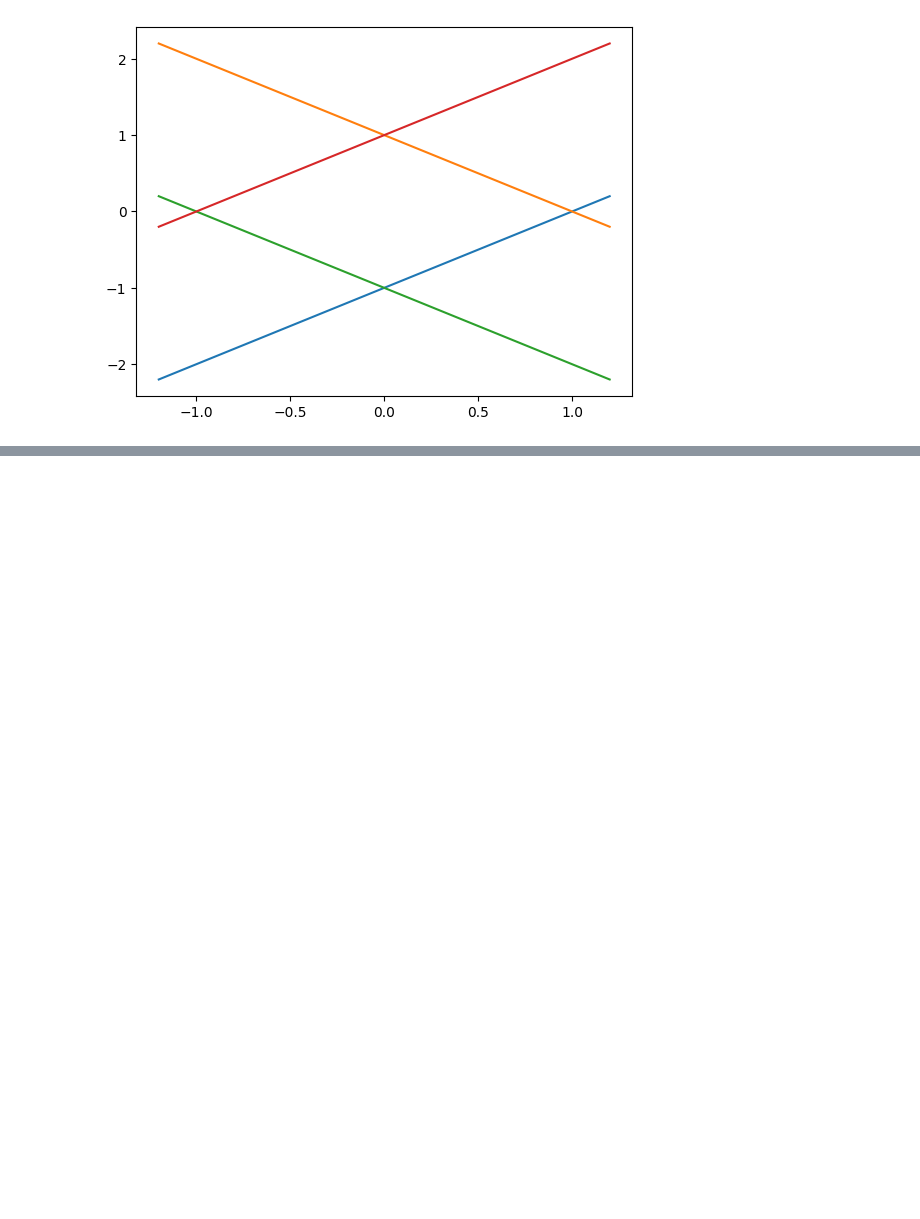
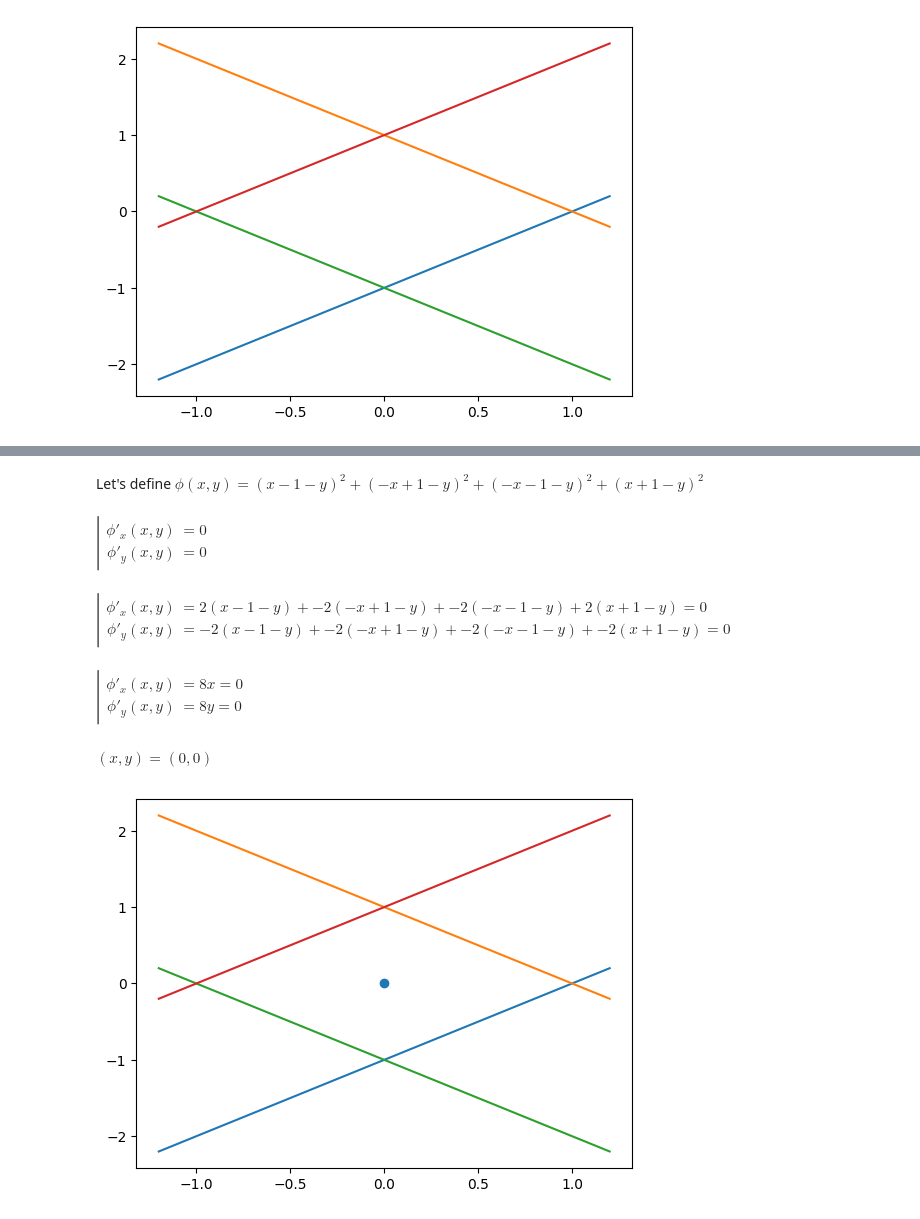
Before and after one commit to ivo3123/NumericalMethods, a Jupyter notebook: week08/task4.ipynb, the cells around one changed output, grey strips where cells are left out. Saved outputs shown, nothing was run; the diff lists cells and outputs as text; code cells hidden in the pictures; blank space fills up the shorter version.

```diff
--- a/week08/task4.ipynb
+++ b/week08/task4.ipynb
@@ -46,0 +51,40 @@ plt.show()
+# %% [markdown]
+Let's define $ \phi(x, y) = (x-1-y)^2 + (-x+1-y)^2 + (-x-1-y)^2 +(x+1-y)^2 $
+# %% [markdown]
+$
+\left|
+\begin{aligned}
+\phi'_x(x, y)&=0\\
+\phi'_y(x, y)&=0
+\end{aligned}
+\right.
+$
+# %% [markdown]
+$
+\left|
+\begin{aligned}
+\phi'_x(x, y)&=2(x-1-y) + -2(-x+1-y) + -2(-x-1-y) + 2(x+1-y) = 0\\
+\phi'_y(x, y)&=-2(x-1-y) + -2(-x+1-y) + -2(-x-1-y) + -2(x+1-y) = 0
+\end{aligned}
+\right.
+$
+# %% [markdown]
+$
+\left|
+\begin{aligned}
+\phi'_x(x, y)&=8x = 0\\
+\phi'_y(x, y)&=8y = 0
+\end{aligned}
+\right.
+$
+# %% [markdown]
+$(x, y) = (0, 0)$
+# %%
+plt.scatter([0], [0])
+plt.plot(x_axis, equation1(x_axis))
+plt.plot(x_axis, equation2(x_axis))
+plt.plot(x_axis, equation3(x_axis))
+plt.plot(x_axis, equation4(x_axis))
+plt.show()
+# %% [output]
+[figure, added]
```
Also changed, not shown: parts of 6 cells of this notebook.
